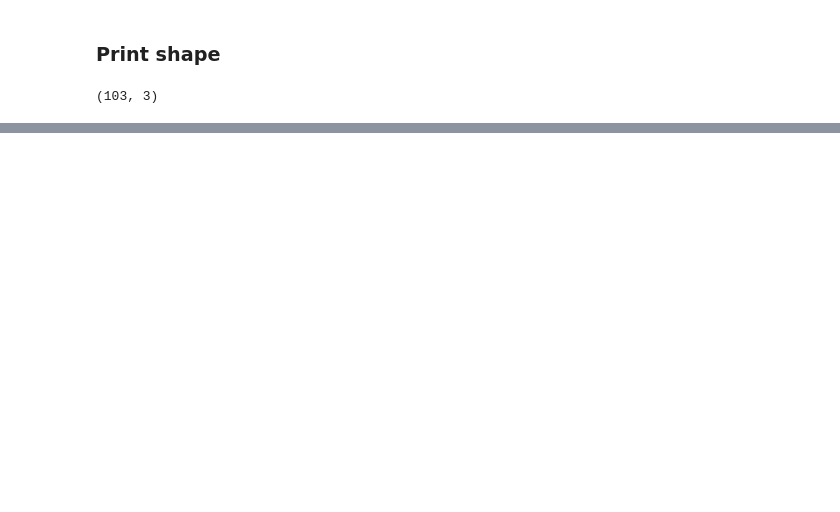
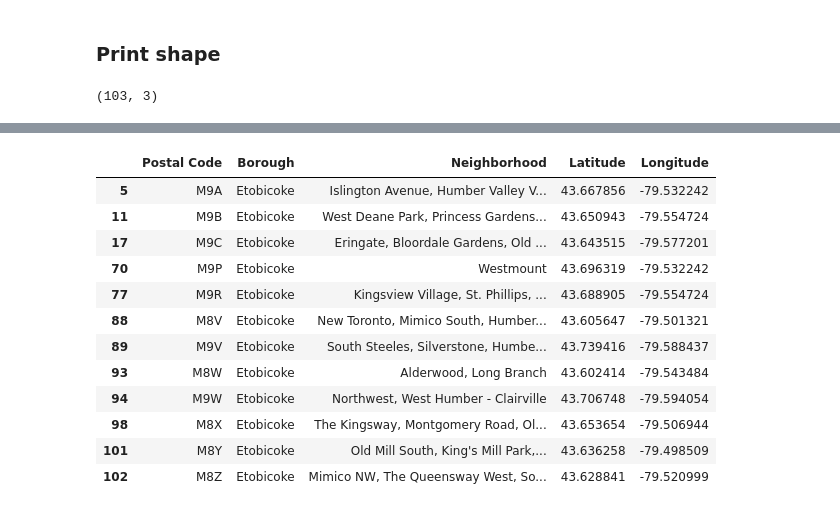
Before and after one commit to rodrik/Coursera_Capstone, a Jupyter notebook: Segmenting and Clustering Neighborhoods in Toronto.ipynb, the cells around one changed output, grey strips where cells are left out. Saved outputs shown, nothing was run; the diff lists cells and outputs as text; code cells hidden in the pictures; blank space fills up the shorter version.

```diff
--- a/Segmenting and Clustering Neighborhoods in Toronto.ipynb
+++ b/Segmenting and Clustering Neighborhoods in Toronto.ipynb
@@ -71,0 +177,16 @@ df_with_borough.shape
+# %%
+toronto_data.loc[toronto_data['Borough'] == clusters[2]]
+# %% [output]
+|  | Postal Code | Borough | Neighborhood | Latitude | Longitude |
+| 5 | M9A | Etobicoke | Islington Avenue, Humber Valley V... | 43.667856 | -79.532242 |
+| 11 | M9B | Etobicoke | West Deane Park, Princess Gardens... | 43.650943 | -79.554724 |
+| 17 | M9C | Etobicoke | Eringate, Bloordale Gardens, Old ... | 43.643515 | -79.577201 |
+| 70 | M9P | Etobicoke | Westmount | 43.696319 | -79.532242 |
+| 77 | M9R | Etobicoke | Kingsview Village, St. Phillips, ... | 43.688905 | -79.554724 |
+| 88 | M8V | Etobicoke | New Toronto, Mimico South, Humber... | 43.605647 | -79.501321 |
+| 89 | M9V | Etobicoke | South Steeles, Silverstone, Humbe... | 43.739416 | -79.588437 |
+| 93 | M8W | Etobicoke | Alderwood, Long Branch | 43.602414 | -79.543484 |
+| 94 | M9W | Etobicoke | Northwest, West Humber - Clairville | 43.706748 | -79.594054 |
+| 98 | M8X | Etobicoke | The Kingsway, Montgomery Road, Ol... | 43.653654 | -79.506944 |
+| 101 | M8Y | Etobicoke | Old Mill South, King's Mill Park,... | 43.636258 | -79.498509 |
+| 102 | M8Z | Etobicoke | Mimico NW, The Queensway West, So... | 43.628841 | -79.520999 |
```
Also changed, not shown: parts of 17 cells of this notebook.
